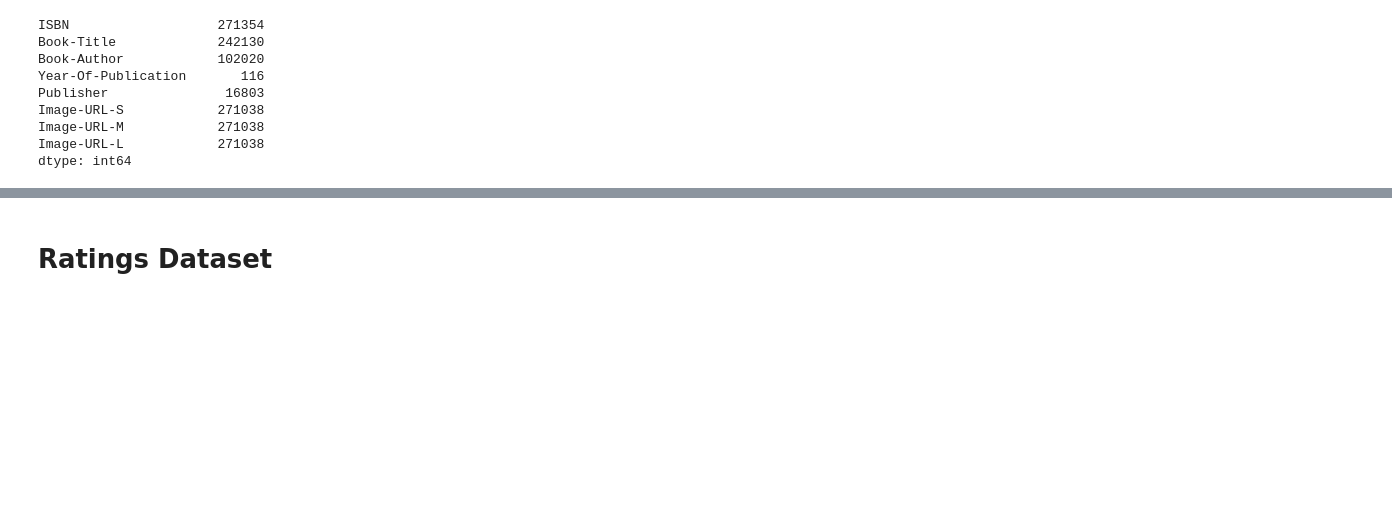
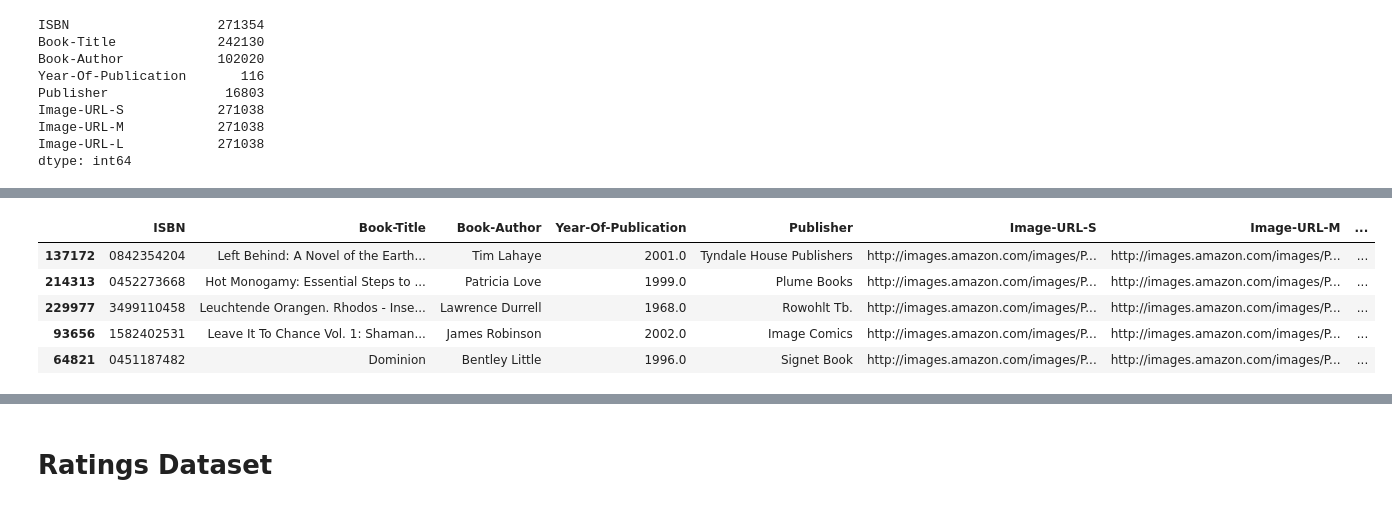
Before and after one commit to Narayan718/unsupervised, a Jupyter notebook: recommendation model.ipynb, the cells around one changed output, grey strips where cells are left out. Drawn from its saved outputs; the diff is of its cells as text; code cells hidden in the pictures; blank space fills up the shorter version.

```diff
--- a/recommendation model.ipynb
+++ b/recommendation model.ipynb
@@ -356,3 +385,15 @@ plt.show()
+# %%
+#replacing the nan values with the meanof the data
+book_df['Year-Of-Publication'].fillna(round(book_df['Year-Of-Publication'].mean()), inplace=True)
+#random five records of the data
+book_df.sample(5)
+# %% [output]
+|  | ISBN | Book-Title | Book-Author | Year-Of-Publication | Publisher | Image-URL-S | Image-URL-M | ... |
+| 137172 | 0842354204 | Left Behind: A Novel of the Earth... | Tim Lahaye | 2001.0 | Tyndale House Publishers | http://images.amazon.com/images/P... | http://images.amazon.com/images/P... | ... |
+| 214313 | 0452273668 | Hot Monogamy: Essential Steps to ... | Patricia Love | 1999.0 | Plume Books | http://images.amazon.com/images/P... | http://images.amazon.com/images/P... | ... |
+| 229977 | 3499110458 | Leuchtende Orangen. Rhodos - Inse... | Lawrence Durrell | 1968.0 | Rowohlt Tb. | http://images.amazon.com/images/P... | http://images.amazon.com/images/P... | ... |
+| 93656 | 1582402531 | Leave It To Chance Vol. 1: Shaman... | James Robinson | 2002.0 | Image Comics | http://images.amazon.com/images/P... | http://images.amazon.com/images/P... | ... |
+| 64821 | 0451187482 | Dominion | Bentley Little | 1996.0 | Signet Book | http://images.amazon.com/images/P... | http://images.amazon.com/images/P... | ... |
 # %%
 #dropping unwanted columns
 del(book_df['Image-URL-S'])
```
Also changed, not shown: parts of 22 cells of this notebook.
